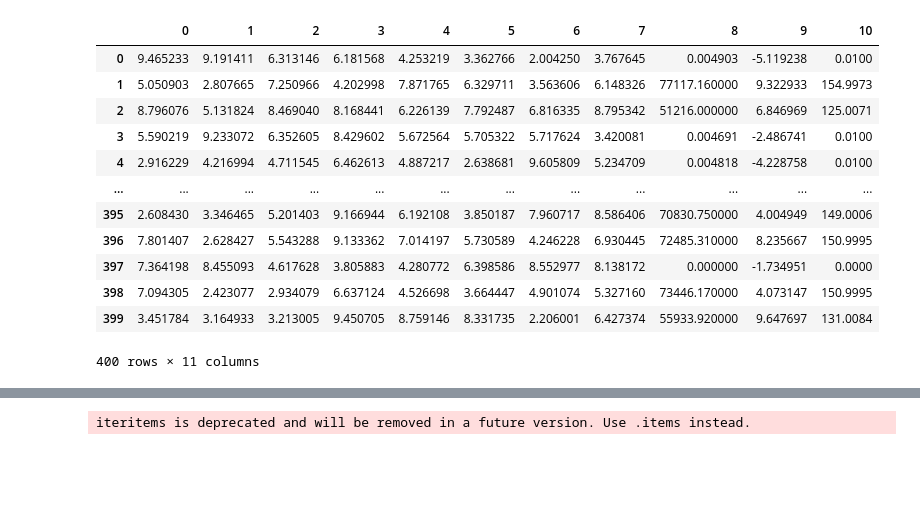
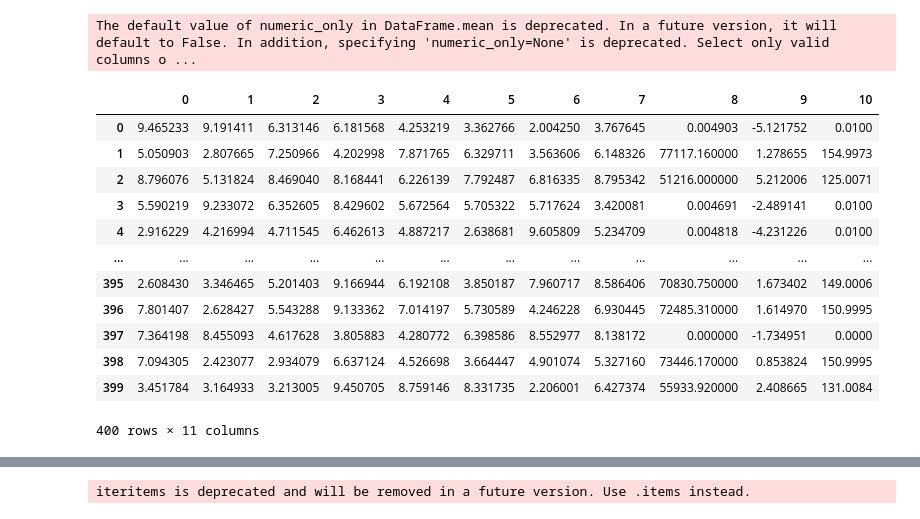
Before and after one commit to alex-t-hu/rocket, a Jupyter notebook: stability.ipynb, the cells around one changed output, grey strips where cells are left out. Drawn from its saved outputs; the diff is of its cells as text; code cells hidden in the pictures; blank space fills up the shorter version.

Commit message:
Stability and altitude regressions

```diff
--- a/stability.ipynb
+++ b/stability.ipynb
@@ -65,23 +66,24 @@ obs = getObs(400)
 # %%
 data = {}
 for i in range(len(config)):
     data[i] = list(config[i]['S'].values()) + list(config[i]['B'].values())
     data[i].append(obs[i].max()['Altitude (ft)'])
-    data[i].append(obs[i].max()['Stability Margin (cal)'])
+    data[i].append(obs[i].mean()['Stability Margin (cal)'])
     data[i].append(obs[i].max()['Time (sec)'])
 df = pd.DataFrame.from_dict(data, orient='index')
 df
 # %% [output]
+The default value of numeric_only in DataFrame.mean is deprecated. In a future version, it will default to False. In addition, specifying 'numeric_only=None' is deprecated. Select only valid columns o ...
 |  | 0 | 1 | 2 | 3 | 4 | 5 | 6 | 7 | 8 | 9 | 10 |
-| 0 | 9.465233 | 9.191411 | 6.313146 | 6.181568 | 4.253219 | 3.362766 | 2.004250 | 3.767645 | 0.004903 | -5.119238 | 0.0100 |
-| 1 | 5.050903 | 2.807665 | 7.250966 | 4.202998 | 7.871765 | 6.329711 | 3.563606 | 6.148326 | 77117.160000 | 9.322933 | 154.9973 |
-| 2 | 8.796076 | 5.131824 | 8.469040 | 8.168441 | 6.226139 | 7.792487 | 6.816335 | 8.795342 | 51216.000000 | 6.846969 | 125.0071 |
-| 3 | 5.590219 | 9.233072 | 6.352605 | 8.429602 | 5.672564 | 5.705322 | 5.717624 | 3.420081 | 0.004691 | -2.486741 | 0.0100 |
-| 4 | 2.916229 | 4.216994 | 4.711545 | 6.462613 | 4.887217 | 2.638681 | 9.605809 | 5.234709 | 0.004818 | -4.228758 | 0.0100 |
+| 0 | 9.465233 | 9.191411 | 6.313146 | 6.181568 | 4.253219 | 3.362766 | 2.004250 | 3.767645 | 0.004903 | -5.121752 | 0.0100 |
+| 1 | 5.050903 | 2.807665 | 7.250966 | 4.202998 | 7.871765 | 6.329711 | 3.563606 | 6.148326 | 77117.160000 | 1.278655 | 154.9973 |
+| 2 | 8.796076 | 5.131824 | 8.469040 | 8.168441 | 6.226139 | 7.792487 | 6.816335 | 8.795342 | 51216.000000 | 5.212006 | 125.0071 |
+| 3 | 5.590219 | 9.233072 | 6.352605 | 8.429602 | 5.672564 | 5.705322 | 5.717624 | 3.420081 | 0.004691 | -2.489141 | 0.0100 |
+| 4 | 2.916229 | 4.216994 | 4.711545 | 6.462613 | 4.887217 | 2.638681 | 9.605809 | 5.234709 | 0.004818 | -4.231226 | 0.0100 |
 | ... | ... | ... | ... | ... | ... | ... | ... | ... | ... | ... | ... |
-| 395 | 2.608430 | 3.346465 | 5.201403 | 9.166944 | 6.192108 | 3.850187 | 7.960717 | 8.586406 | 70830.750000 | 4.004949 | 149.0006 |
-| 396 | 7.801407 | 2.628427 | 5.543288 | 9.133362 | 7.014197 | 5.730589 | 4.246228 | 6.930445 | 72485.310000 | 8.235667 | 150.9995 |
+| 395 | 2.608430 | 3.346465 | 5.201403 | 9.166944 | 6.192108 | 3.850187 | 7.960717 | 8.586406 | 70830.750000 | 1.673402 | 149.0006 |
+| 396 | 7.801407 | 2.628427 | 5.543288 | 9.133362 | 7.014197 | 5.730589 | 4.246228 | 6.930445 | 72485.310000 | 1.614970 | 150.9995 |
 | 397 | 7.364198 | 8.455093 | 4.617628 | 3.805883 | 4.280772 | 6.398586 | 8.552977 | 8.138172 | 0.000000 | -1.734951 | 0.0000 |
-| 398 | 7.094305 | 2.423077 | 2.934079 | 6.637124 | 4.526698 | 3.664447 | 4.901074 | 5.327160 | 73446.170000 | 4.073147 | 150.9995 |
-| 399 | 3.451784 | 3.164933 | 3.213005 | 9.450705 | 8.759146 | 8.331735 | 2.206001 | 6.427374 | 55933.920000 | 9.647697 | 131.0084 |
+| 398 | 7.094305 | 2.423077 | 2.934079 | 6.637124 | 4.526698 | 3.664447 | 4.901074 | 5.327160 | 73446.170000 | 0.853824 | 150.9995 |
+| 399 | 3.451784 | 3.164933 | 3.213005 | 9.450705 | 8.759146 | 8.331735 | 2.206001 | 6.427374 | 55933.920000 | 2.408665 | 131.0084 |
-400 rows × 11 columns
+400 rows × 11 columns
```
Also changed, not shown: parts of 30 cells of this notebook.
